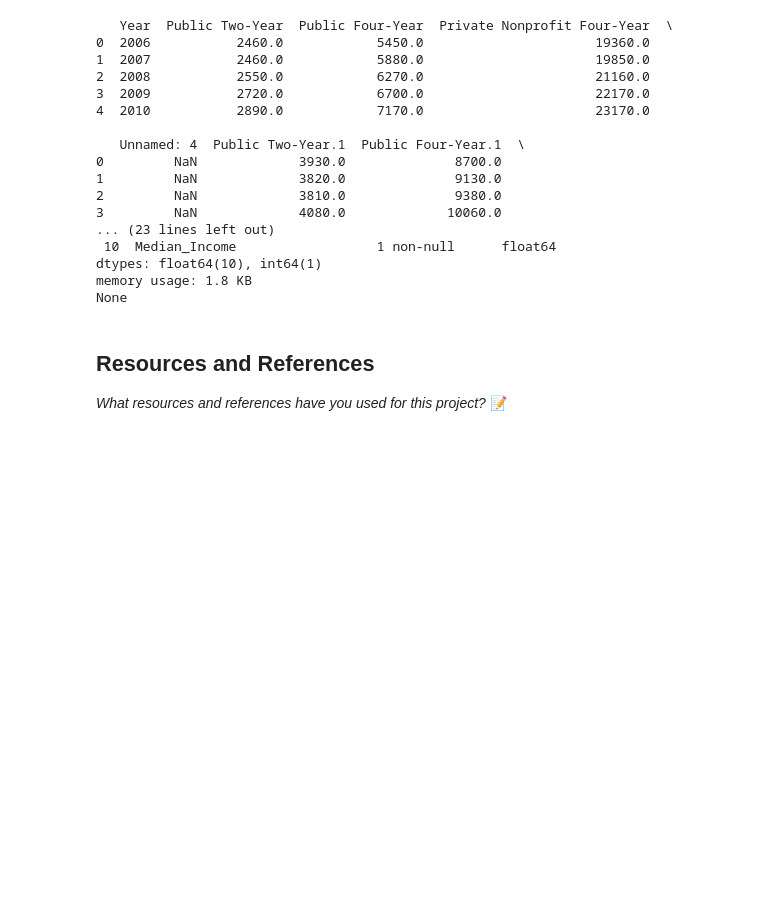
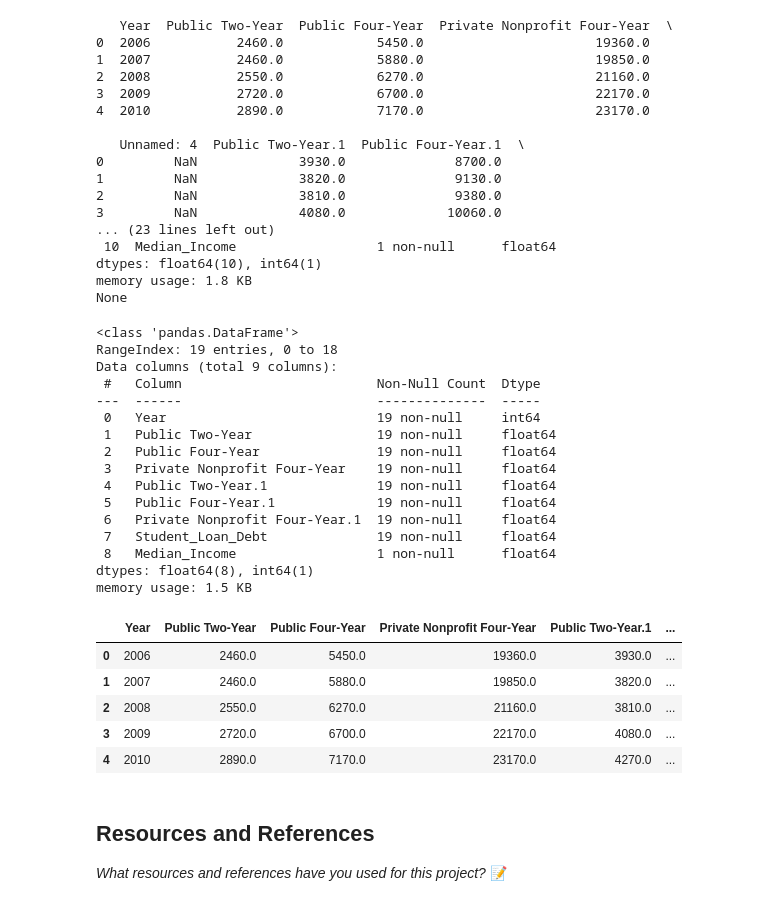
Before and after one commit to IT4063C-Fall2026/data-tech-analytics-final-project-braeaussie, a Jupyter notebook: source.ipynb, the cells around one changed output. Drawn from its saved outputs; the diff is of its cells as text; code cells hidden in the pictures; blank space fills up the shorter version.

Commit message:
Initial Data Inspection

```diff
--- a/source.ipynb
+++ b/source.ipynb
@@ -187,6 +187,42 @@ None
 # %%
 # Remove Unnamed/Unnecessary Columns
 df = df.loc[:, ~df.columns.str.contains('^Unnamed')]
+# %%
+# Initial Data Inspection
+
+# How many records are available?
+# What are the variable types?
+# Are there missing values?
+# What are the summary statistics?
+
+df.info()
+
+df.describe()
+
+df.head()
+# %% [output]
+<class 'pandas.DataFrame'>
+RangeIndex: 19 entries, 0 to 18
+Data columns (total 9 columns):
+ #   Column                         Non-Null Count  Dtype
+---  ------                         --------------  -----
+ 0   Year                           19 non-null     int64
+ 1   Public Two-Year                19 non-null     float64
+ 2   Public Four-Year               19 non-null     float64
+ 3   Private Nonprofit Four-Year    19 non-null     float64
+ 4   Public Two-Year.1              19 non-null     float64
+ 5   Public Four-Year.1             19 non-null     float64
+ 6   Private Nonprofit Four-Year.1  19 non-null     float64
+ 7   Student_Loan_Debt              19 non-null     float64
+ 8   Median_Income                  1 non-null      float64
+dtypes: float64(8), int64(1)
+memory usage: 1.5 KB
+|  | Year | Public Two-Year | Public Four-Year | Private Nonprofit Four-Year | Public Two-Year.1 | ... |
+| 0 | 2006 | 2460.0 | 5450.0 | 19360.0 | 3930.0 | ... |
+| 1 | 2007 | 2460.0 | 5880.0 | 19850.0 | 3820.0 | ... |
+| 2 | 2008 | 2550.0 | 6270.0 | 21160.0 | 3810.0 | ... |
+| 3 | 2009 | 2720.0 | 6700.0 | 22170.0 | 4080.0 | ... |
+| 4 | 2010 | 2890.0 | 7170.0 | 23170.0 | 4270.0 | ... |
 # %% [markdown]
 ## Resources and References
 *What resources and references have you used for this project?*
```
